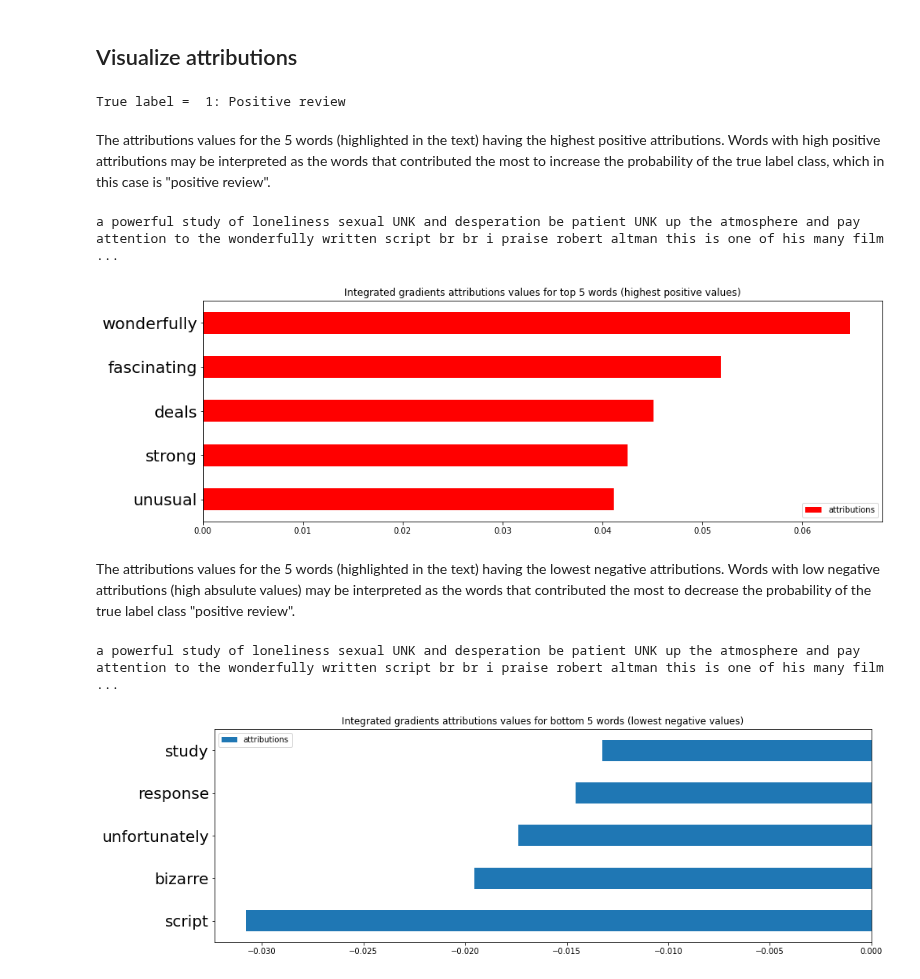
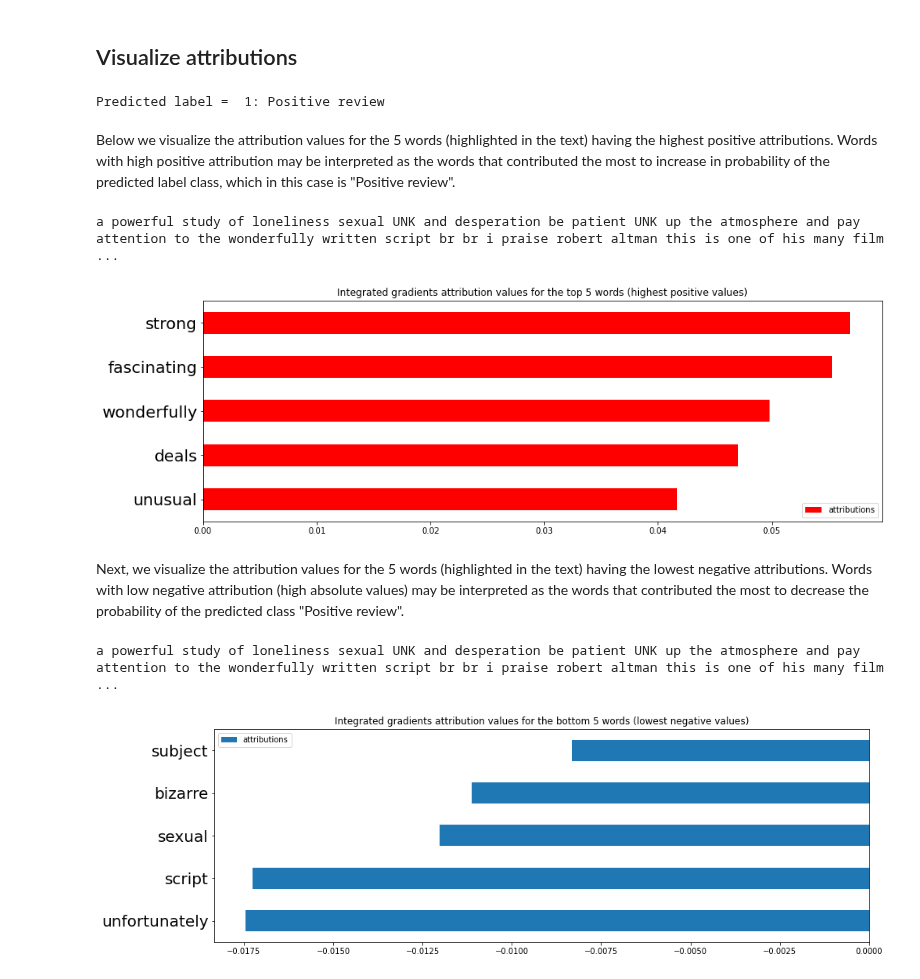
Before and after one commit to SeldonIO/alibi, a Jupyter notebook: examples/integrated_gradients_imdb.ipynb, the cells around one changed output. Cells and saved outputs as stored; diff of their text form; code cells hidden in the pictures.

```diff
--- a/examples/integrated_gradients_imdb.ipynb
+++ b/examples/integrated_gradients_imdb.ipynb
@@ -137,16 +135,17 @@ n_steps = 50
 method = "gausslegendre"
 internal_batch_size = 100
 nb_samples = 10
-ig  = IntegratedGradients(model, layer=model.layers[1],
+ig  = IntegratedGradients(model,
+                          layer=model.layers[1],
                           n_steps=n_steps,
                           method=method,
                           internal_batch_size=internal_batch_size)
 # %%
-x_test_red = x_test[:nb_samples]
-test_labels_red = test_labels[:nb_samples]
-explanation = ig.explain(x_test_red,
+x_test_sample = x_test[:nb_samples]
+predictions = model(x_test_sample).numpy().argmax(axis=1)
+explanation = ig.explain(x_test_sample,
                          baselines=None,
-                         target=test_labels_red)
+                         target=predictions)
 # %%
 # Metadata from the explanation object
 explanation.meta
@@ -165,6 +164,6 @@ dict_keys(['attributions', 'X', 'baselines', 'predictions', 'deltas'])
 # %%
 # Get attributions values from the explanation object
-attrs = explanation.data['attributions']
+attrs = explanation.attributions
 print('Attributions shape:', attrs.shape)
 # %% [output]
 Attributions shape: (10, 100, 50)
@@ -179,29 +178,29 @@ Attributions shape: (10, 100)
 ## Visualize attributions
 # %%
 i = 1
-x_i = x_test_red[i]
+x_i = x_test_sample[i]
 attrs_i = attrs[i]
-label = test_labels_red[i]
-labels_dict = {1: 'Positive review', 0: 'Negative review'}
+pred = predictions[i]
+pred_dict = {1: 'Positive review', 0: 'Negative review'}
-# %%
-print('True label =  {}: {}'.format(label, labels_dict[label]))
-# %% [output]
-True label =  1: Positive review
+# %%
+print('Predicted label =  {}: {}'.format(pred, pred_dict[pred]))
+# %% [output]
+Predicted label =  1: Positive review
 # %% [markdown]
-The attributions values for the 5 words (highlighted in the text) having the highest positive attributions.
-Words with high positive attributions may be interpreted as the words that contributed the most to increase the probability of the true label class, which in this case is "positive review".
+Below we visualize the attribution values for the 5 words (highlighted in the text) having the highest positive attributions.
+Words with high positive attribution may be interpreted as the words that contributed the most to increase in probability of the predicted label class, which in this case is "Positive review".
 # %%
-show_ig_text_attrs(x_i, attrs_i, 'top', 'red', reverse_index,
-                   title='Integrated gradients attributions values for top 5 words (highest positive values)')
+show_ig_text_attrs(x_i, attrs=attrs_i, top_bottom='top', color='red', reverse_index=reverse_index,
+                   title='Integrated gradients attribution values for the top 5 words (highest positive values)')
 # %% [output]
 a powerful study of loneliness sexual UNK and desperation be patient UNK up the atmosphere and pay attention to the wonderfully written script br br i praise robert altman this is one of his many film ...
-[figure, old version]
+[figure, new version]
 # %% [markdown]
-The attributions values for the 5 words (highlighted in the text) having the lowest negative attributions.
-Words with low negative attributions (high absulute values) may be interpreted as the words that contributed the most to decrease the probability of the true label class "positive review".
+Next, we visualize the attribution values for the 5 words (highlighted in the text) having the lowest negative attributions.
+Words with low negative attribution (high absolute values) may be interpreted as the words that contributed the most to decrease the probability of the predicted class "Positive review".
 # %%
-show_ig_text_attrs(x_i, attrs_i, 'bottom', 'blue', reverse_index,
-                   title='Integrated gradients attributions values for bottom 5 words (lowest negative values)')
+show_ig_text_attrs(x_i, attrs=attrs_i, top_bottom='bottom', color='blue', reverse_index=reverse_index,
+                   title='Integrated gradients attribution values for the bottom 5 words (lowest negative values)')
 # %% [output]
 a powerful study of loneliness sexual UNK and desperation be patient UNK up the atmosphere and pay attention to the wonderfully written script br br i praise robert altman this is one of his many film ...
-[figure, old version]
+[figure, new version]
```
Also changed, not shown: parts of 12 cells of this notebook.
